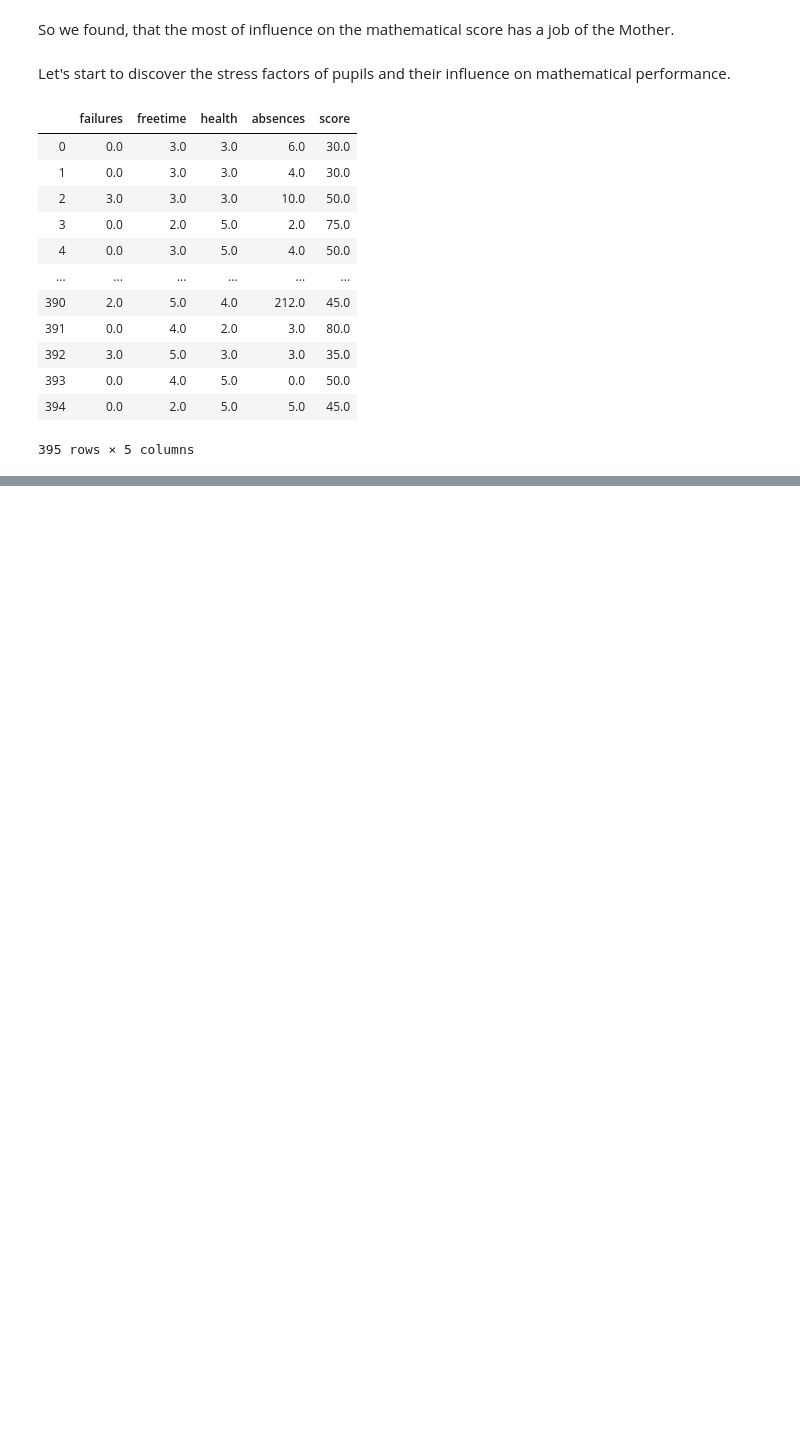
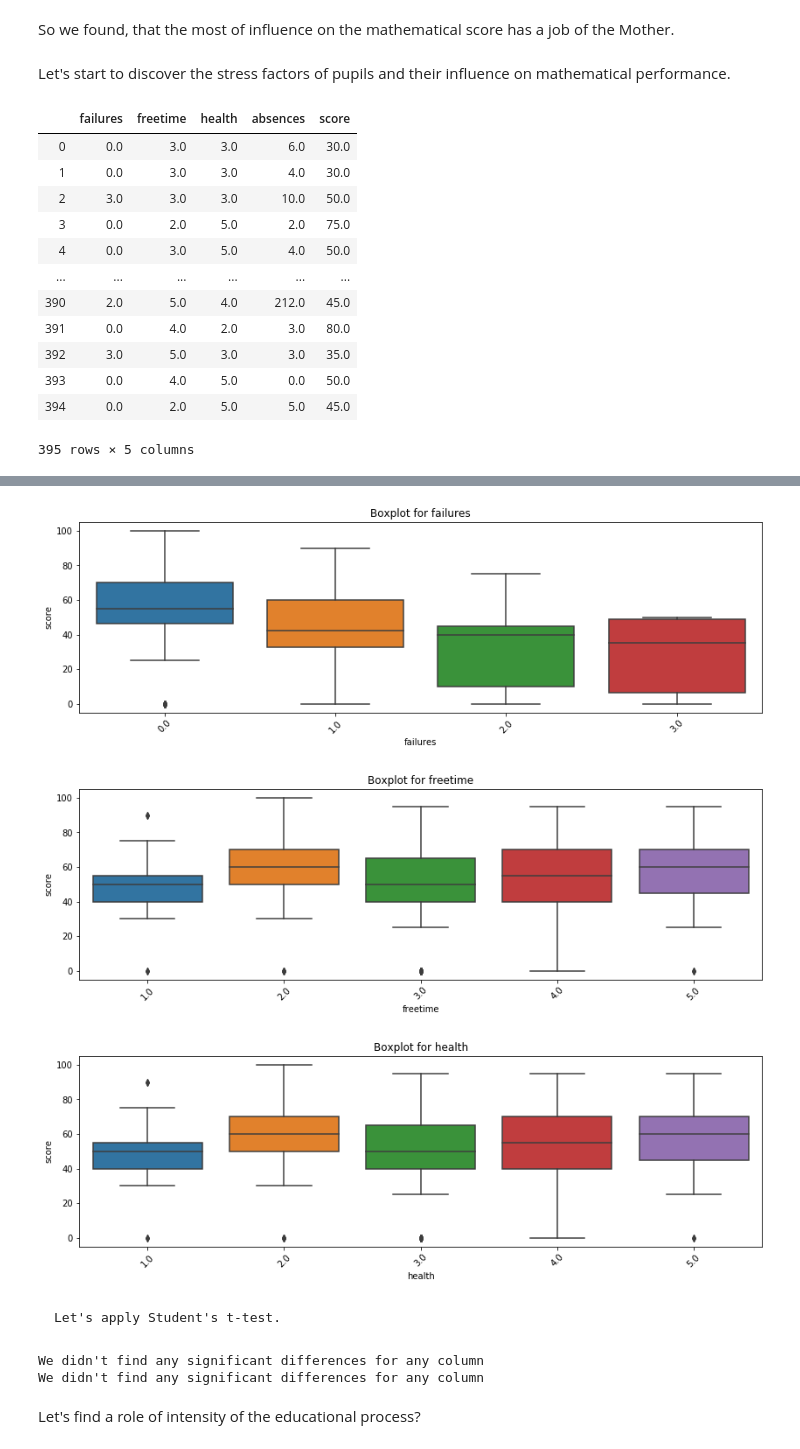
Before and after one commit to Ira-Trygub/project_2_stud_math, a Jupyter notebook: project_2_study_mathematic.ipynb, the cells around one changed output, grey strips where cells are left out. Saved outputs shown, nothing was run; the diff lists cells and outputs as text; code cells hidden in the pictures; blank space fills up the shorter version.

```diff
--- a/project_2_study_mathematic.ipynb
+++ b/project_2_study_mathematic.ipynb
@@ -472,4 +498,4 @@ def get_stat_dif(column):
                         fam_sit.loc[fam_sit.loc[:, column] == comb[1], 'score']).pvalue \
             <= 0.05/len(combinations_all): # Учли поправку Бонферони
             print('We found statistically significant differences for the column', column)
-            break
+            break'We found statistically significant differences for the column'
@@ -515,0 +571,16 @@ stress.corr()
+# %%
+def get_boxplot(column):
+    fig, ax = plt.subplots(figsize = (14, 4))
+    sns.boxplot(x=column, y='score',
+                data=stress.loc[stress.loc[:, column].isin(stress.loc[:, column].value_counts().index[:10])],
+               ax=ax)
+    plt.xticks(rotation=45)
+    ax.set_title('Boxplot for ' + column)
+    plt.show()
+# %%
+for col in ['failures', 'freetime', 'health']:
+    get_boxplot(col)
+# %% [output]
+[figure, added]
+[figure, added]
+[figure, added]
@@ -515,0 +590,2 @@ stress.corr()
+# %% [markdown]
+    Let's apply Student's t-test.
@@ -515,0 +607,6 @@ stress.corr()
+# %%
+for col in ['failures', 'freetime', 'health']:
+    get_stat_dif(col)
+# %% [output]
+We didn't find any significant differences for any column
+We didn't find any significant differences for any column
@@ -515,0 +615,2 @@ stress.corr()
+# %% [markdown]
+Let's find a role of intensity of the educational process?
```
Also changed, not shown: parts of 42 cells of this notebook.
